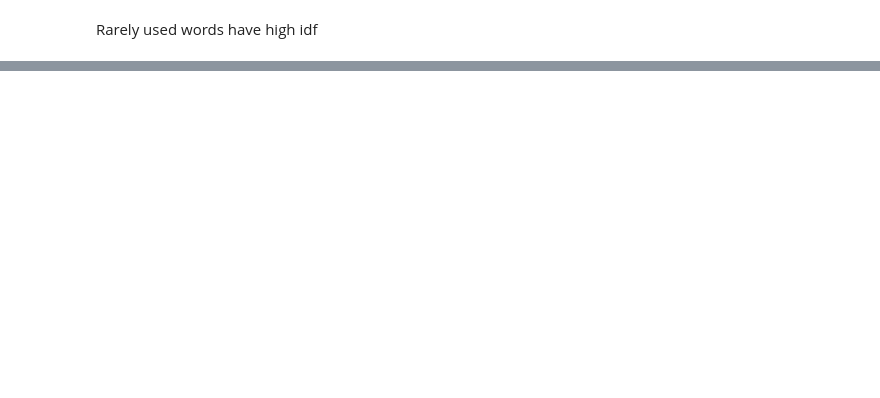
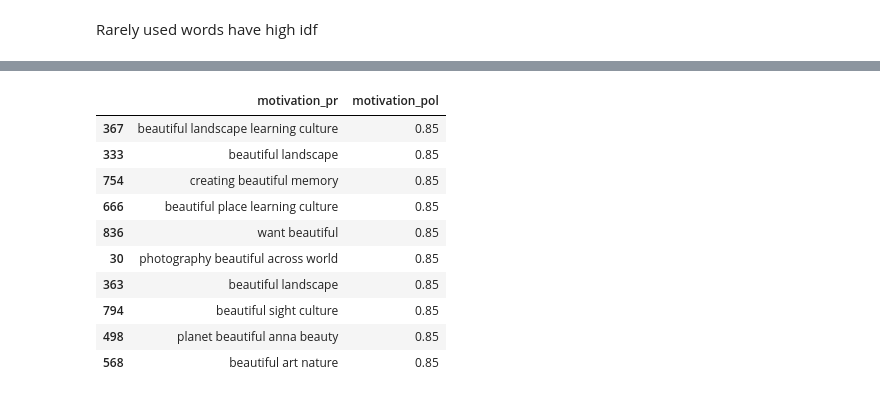
Before and after one commit to Ecboxer/travel, a Jupyter notebook: notebooks/explore.ipynb, the cells around one changed output, grey strips where cells are left out. Drawn from its saved outputs; the diff is of its cells as text; code cells hidden in the pictures; blank space fills up the shorter version.

```diff
--- a/notebooks/explore.ipynb
+++ b/notebooks/explore.ipynb
@@ -1103,0 +1160,14 @@ Rarely used words have high idf
+# %%
+df.sort_values(by='motivation_pol', ascending = False)[['motivation_pr', 'motivation_pol']][:10]
+# %% [output]
+|  | motivation_pr | motivation_pol |
+| 367 | beautiful landscape learning culture | 0.85 |
+| 333 | beautiful landscape | 0.85 |
+| 754 | creating beautiful memory | 0.85 |
+| 666 | beautiful place learning culture | 0.85 |
+| 836 | want beautiful | 0.85 |
+| 30 | photography beautiful across world | 0.85 |
+| 363 | beautiful landscape | 0.85 |
+| 794 | beautiful sight culture | 0.85 |
+| 498 | planet beautiful anna beauty | 0.85 |
+| 568 | beautiful art nature | 0.85 |
```
Also changed, not shown: parts of 27 cells of this notebook, 2 other files.
